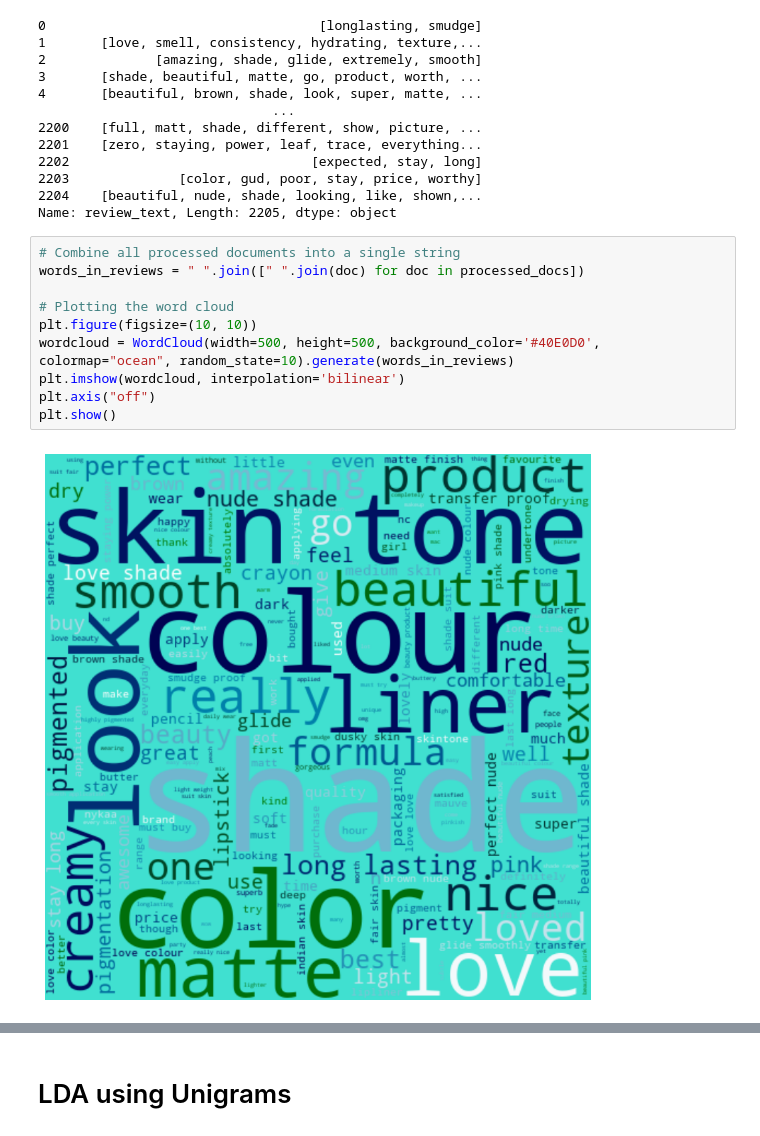
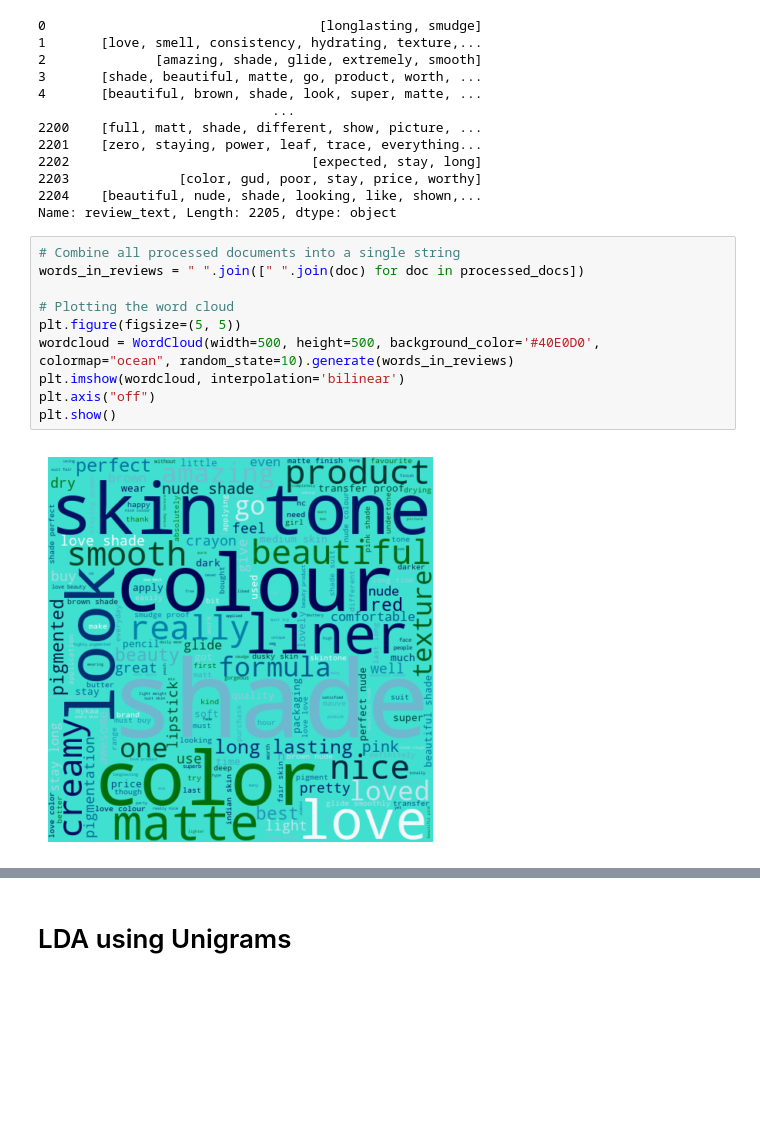
Before and after one commit to AlanoudAljibreen/Individual_Project, a Jupyter notebook: kay_beauty_LDA.ipynb, the cells around one changed output, grey strips where cells are left out. Cells and saved outputs as stored; diff of their text form; blank space fills up the shorter version.

```diff
--- a/kay_beauty_LDA.ipynb
+++ b/kay_beauty_LDA.ipynb
@@ -66,15 +66,15 @@ Name: review_text, Length: 2205, dtype: object
 # %%
 # Combine all processed documents into a single string
 words_in_reviews = " ".join([" ".join(doc) for doc in processed_docs])
 
 # Plotting the word cloud
-plt.figure(figsize=(10, 10))
+plt.figure(figsize=(5, 5))
 wordcloud = WordCloud(width=500, height=500, background_color='#40E0D0', colormap="ocean", random_state=10).generate(words_in_reviews)
 plt.imshow(wordcloud, interpolation='bilinear')
 plt.axis("off")
 plt.show()
 # %% [output]
-[figure, old version]
+[figure, new version]
 # %%
 def lda_experiments(dictionary, corpus, texts, start=3, limit=20, step=1):
     coherence_values = []
```
Also changed, not shown: parts of 6 cells of this notebook, 1 other file.
